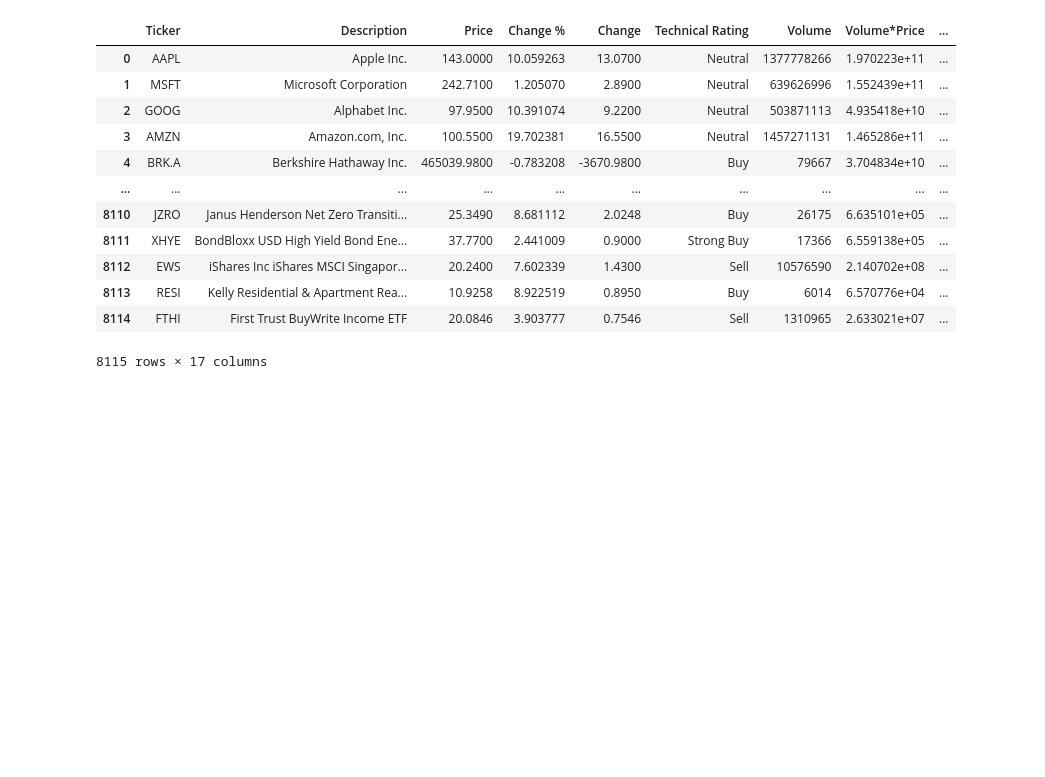
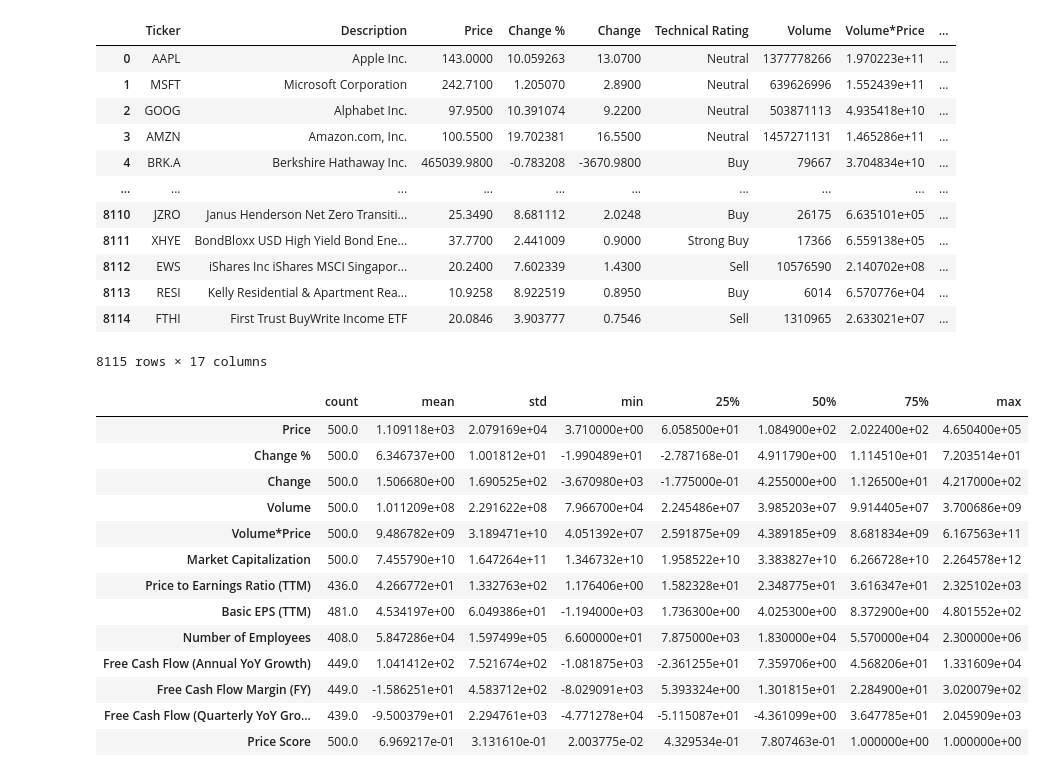
Before and after one commit to ubco-W2022T2-data301/project-group-group15, a Jupyter notebook: analysis/analysis1.ipynb, the cells around one changed output. Cells and saved outputs as stored; diff of their text form; code cells hidden in the pictures; blank space fills up the shorter version.

```diff
--- a/analysis/analysis1.ipynb
+++ b/analysis/analysis1.ipynb
@@ -267,3 +268,22 @@ overview_df
 | 8113 | RESI | Kelly Residential & Apartment Rea... | 10.9258 | 8.922519 | 0.8950 | Buy | 6014 | 6.570776e+04 | ... |
 | 8114 | FTHI | First Trust BuyWrite Income ETF | 20.0846 | 3.903777 | 0.7546 | Sell | 1310965 | 2.633021e+07 | ... |
 8115 rows × 17 columns
+# %%
+overview_df = overview_df[:500]
+summary_stats = overview_df.describe().T
+summary_stats
+# %% [output]
+|  | count | mean | std | min | 25% | 50% | 75% | max |
+| Price | 500.0 | 1.109118e+03 | 2.079169e+04 | 3.710000e+00 | 6.058500e+01 | 1.084900e+02 | 2.022400e+02 | 4.650400e+05 |
+| Change % | 500.0 | 6.346737e+00 | 1.001812e+01 | -1.990489e+01 | -2.787168e-01 | 4.911790e+00 | 1.114510e+01 | 7.203514e+01 |
+| Change | 500.0 | 1.506680e+00 | 1.690525e+02 | -3.670980e+03 | -1.775000e-01 | 4.255000e+00 | 1.126500e+01 | 4.217000e+02 |
+| Volume | 500.0 | 1.011209e+08 | 2.291622e+08 | 7.966700e+04 | 2.245486e+07 | 3.985203e+07 | 9.914405e+07 | 3.700686e+09 |
+| Volume*Price | 500.0 | 9.486782e+09 | 3.189471e+10 | 4.051392e+07 | 2.591875e+09 | 4.389185e+09 | 8.681834e+09 | 6.167563e+11 |
+| Market Capitalization | 500.0 | 7.455790e+10 | 1.647264e+11 | 1.346732e+10 | 1.958522e+10 | 3.383827e+10 | 6.266728e+10 | 2.264578e+12 |
+| Price to Earnings Ratio (TTM) | 436.0 | 4.266772e+01 | 1.332763e+02 | 1.176406e+00 | 1.582328e+01 | 2.348775e+01 | 3.616347e+01 | 2.325102e+03 |
+| Basic EPS (TTM) | 481.0 | 4.534197e+00 | 6.049386e+01 | -1.194000e+03 | 1.736300e+00 | 4.025300e+00 | 8.372900e+00 | 4.801552e+02 |
+| Number of Employees | 408.0 | 5.847286e+04 | 1.597499e+05 | 6.600000e+01 | 7.875000e+03 | 1.830000e+04 | 5.570000e+04 | 2.300000e+06 |
+| Free Cash Flow (Annual YoY Growth) | 449.0 | 1.041412e+02 | 7.521674e+02 | -1.081875e+03 | -2.361255e+01 | 7.359706e+00 | 4.568206e+01 | 1.331609e+04 |
+| Free Cash Flow Margin (FY) | 449.0 | -1.586251e+01 | 4.583712e+02 | -8.029091e+03 | 5.393324e+00 | 1.301815e+01 | 2.284900e+01 | 3.020079e+02 |
+| Free Cash Flow (Quarterly YoY Gro... | 439.0 | -9.500379e+01 | 2.294761e+03 | -4.771278e+04 | -5.115087e+01 | -4.361099e+00 | 3.647785e+01 | 2.045909e+03 |
+| Price Score | 500.0 | 6.969217e-01 | 3.131610e-01 | 2.003775e-02 | 4.329534e-01 | 7.807463e-01 | 1.000000e+00 | 1.000000e+00 |
```
Also changed, not shown: parts of 2 cells of this notebook.
